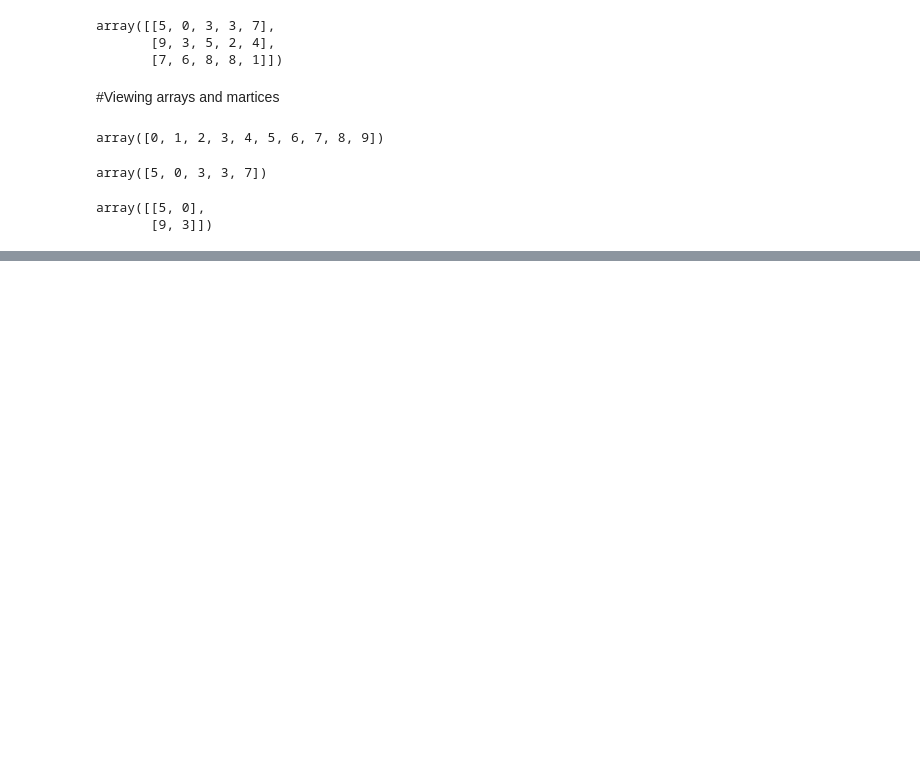
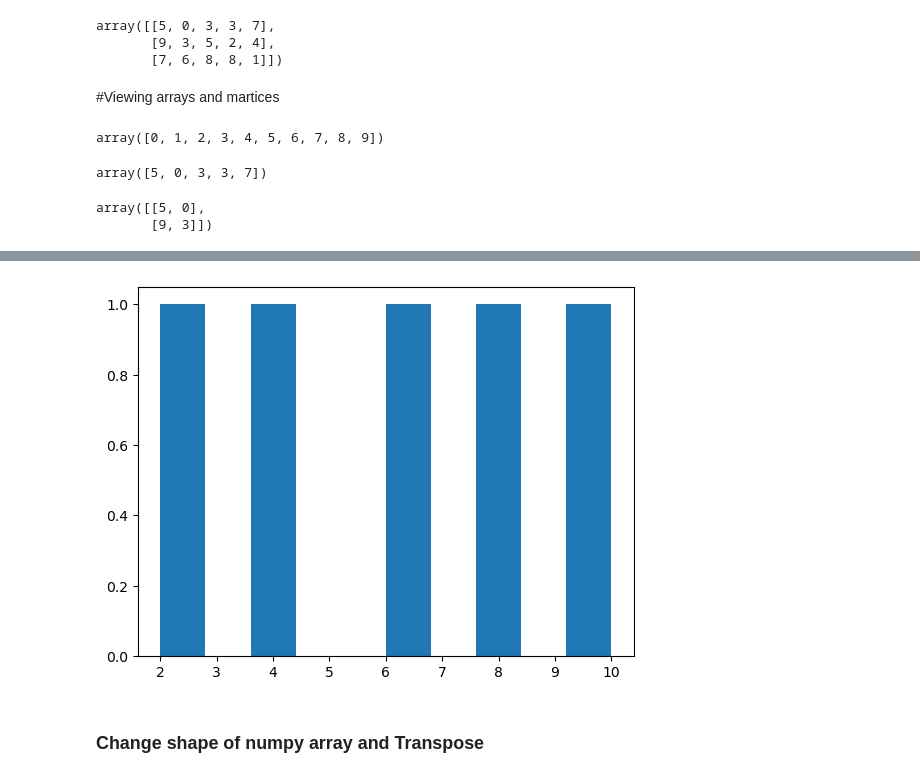
Before and after one commit to abdullahsultan/ML_Understanding, a Jupyter notebook: NumpyNotebook.ipynb, the cells around one changed output, grey strips where cells are left out. Drawn from its saved outputs; the diff is of its cells as text; code cells hidden in the pictures; blank space fills up the shorter version.

```diff
--- a/NumpyNotebook.ipynb
+++ b/NumpyNotebook.ipynb
@@ -158,0 +279,7 @@ array([[5, 0],
+# %%
+plt.hist(low_var_array)
+plt.show()
+# %% [output]
+[figure, added]
+# %% [markdown]
+### Change shape of numpy array and Transpose
```
Also changed, not shown: parts of 48 cells of this notebook.
